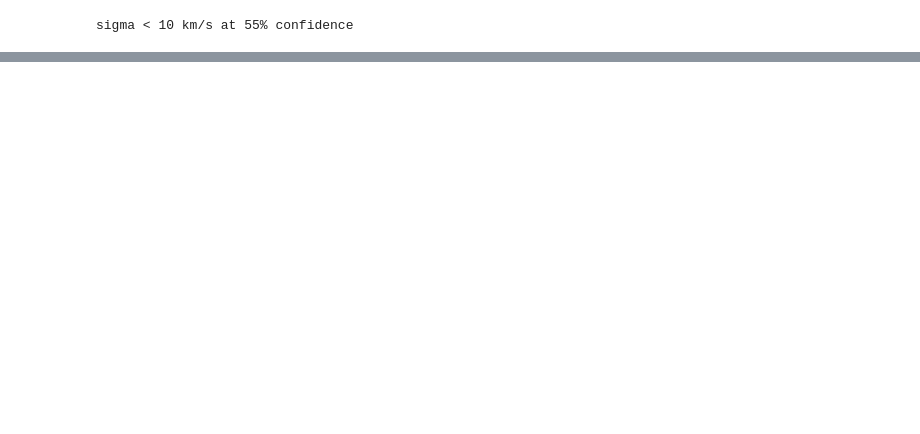
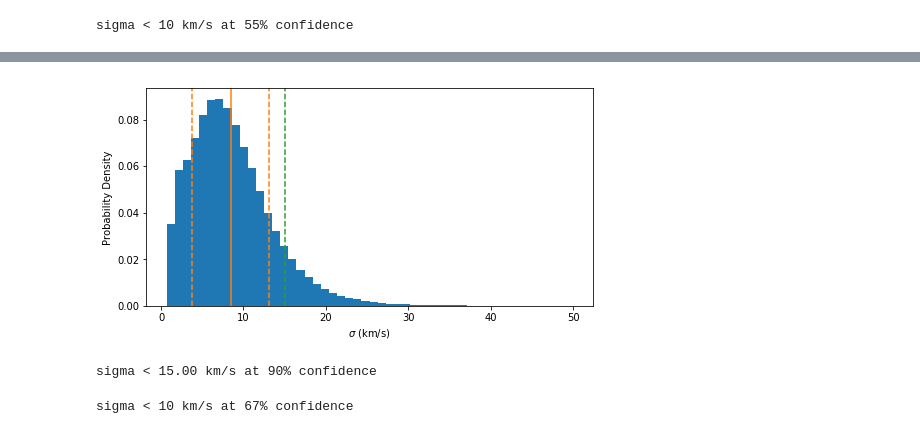
Before and after one commit to pmplewa/NGC1052-DF2, a Jupyter notebook: main.ipynb, the cells around one changed output, grey strips where cells are left out. Cells and saved outputs as stored; diff of their text form; code cells hidden in the pictures; blank space fills up the shorter version.

```diff
--- a/main.ipynb
+++ b/main.ipynb
@@ -149,0 +150,13 @@ sigma < 10 km/s at 55% confidence
+# %%
+def log_likelihood(v_meas, is_outlier, v_tracer, sigma, mean_outlier, sigma_outlier):
+    value = 0
+
+    pdf = T.exp(-(v_meas - v_tracer)**2 / (2*sigma**2))
+    pdf /= T.sqrt(2*np.pi * sigma**2)
+    value += T.sum(T.log(pdf) * (1 - is_outlier))
+
+    pdf = T.exp(-(v_meas - mean_outlier)**2 / (2*(sigma**2 + sigma_outlier**2)))
+    pdf /= T.sqrt(2*np.pi * (sigma**2 + sigma_outlier**2))
+    value += T.sum(T.log(pdf) * is_outlier)
+
+    return value
@@ -149,0 +212,20 @@ sigma < 10 km/s at 55% confidence
+# %%
+fig, ax = plt.subplots(figsize=(8, 4))
+ax.hist(sigma, bins=50, density=True)
+ax.axvline(np.mean(sigma), color="C1")
+ax.axvline(np.percentile(sigma, 16), color="C1", linestyle="--")
+ax.axvline(np.percentile(sigma, 84), color="C1", linestyle="--")
+ax.axvline(np.percentile(sigma, 90), color="C2", linestyle="--")
+ax.set_xlabel(r"$\sigma$ (km/s)")
+ax.set_ylabel("Probability Density")
+plt.show()
+# %% [output]
+[figure, added]
+# %%
+print(f"sigma < {np.percentile(sigma, 90):.2f} km/s at 90% confidence")
+# %% [output]
+sigma < 15.00 km/s at 90% confidence
+# %%
+print(f"sigma < 10 km/s at {percentileofscore(sigma, 10):.0f}% confidence")
+# %% [output]
+sigma < 10 km/s at 67% confidence
```
Also changed, not shown: parts of 22 cells of this notebook, 1 other file.
